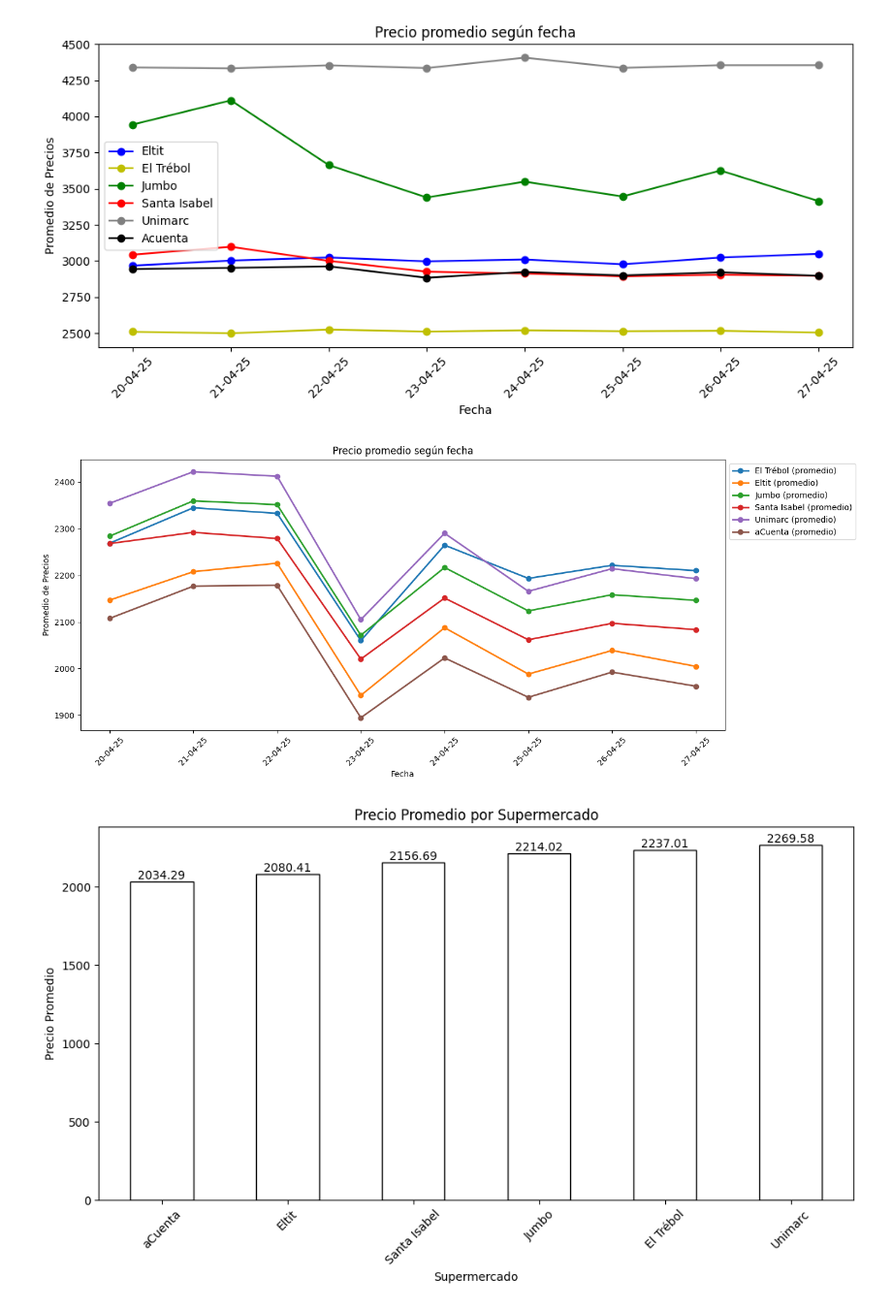
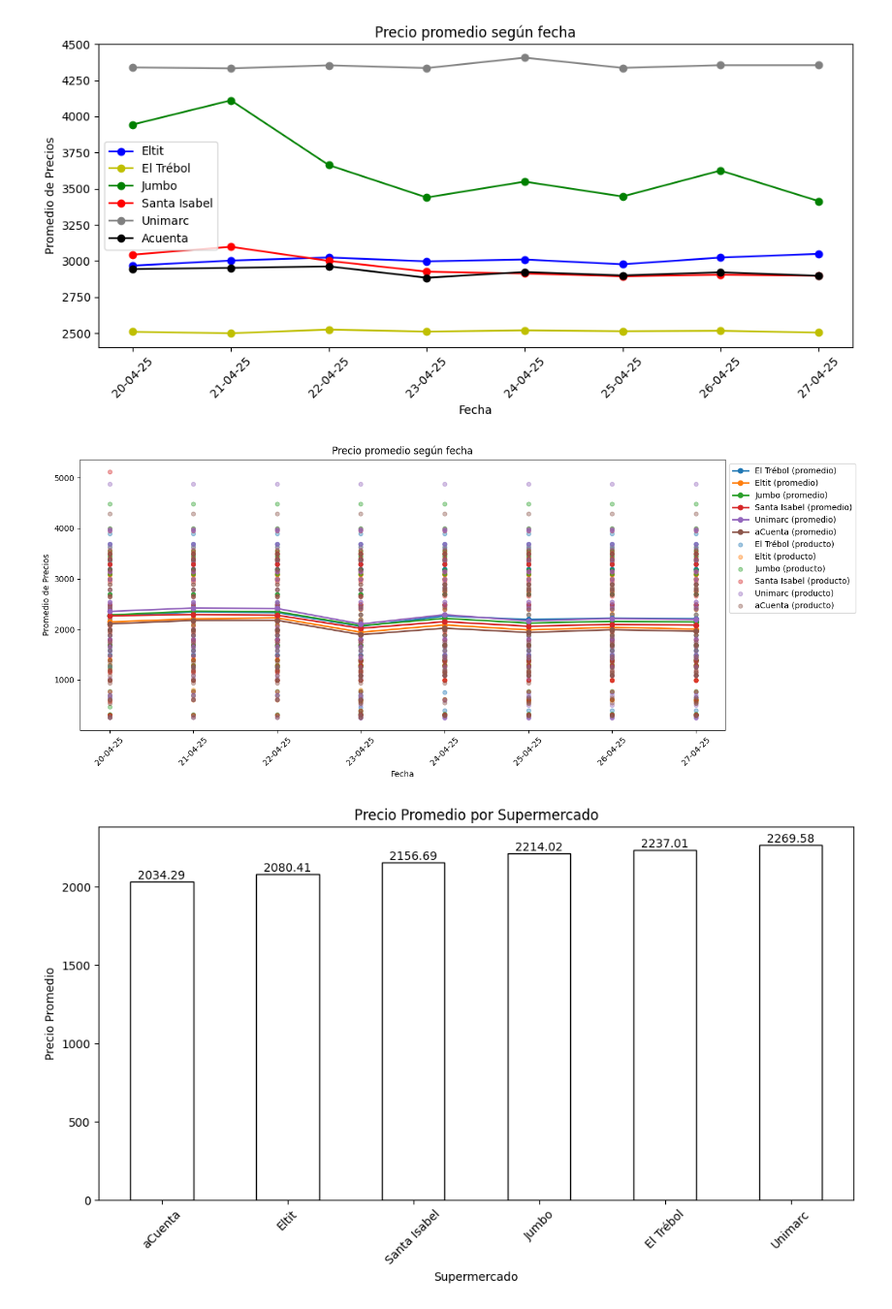
Before and after one commit to zetastormy/grocery-price-tracking, a Jupyter notebook: graphs/average-price-per-supermarket/average-prices.ipynb, the cells around one changed output. Shown at 97% size. Cells and saved outputs as stored; diff of their text form; code cells hidden in the pictures.

```diff
--- a/graphs/average-price-per-supermarket/average-prices.ipynb
+++ b/graphs/average-price-per-supermarket/average-prices.ipynb
@@ -157,36 +157,36 @@ for file in files:
                 })
 
 df_averages = pd.DataFrame({
     "date": sum([sp_data[1] for sp_data in supermarkets.values()], []),
     "average": sum([sp_data[0] for sp_data in supermarkets.values()], []),
     "supermarket": sum([[sp_data[2]] * len(sp_data[0]) for sp_data in supermarkets.values()], [])
 })
 
 df_individual = pd.DataFrame(individual_records)
 
 df_averages.sort_values(by="date", inplace=True)
 df_individual.sort_values(by="date", inplace=True)
 
 plt.figure(figsize=(12, 6))
 
 for supermarket, df_group in df_averages.groupby("supermarket"):
     plt.plot(df_group["date"], df_group["average"], marker='o', label=f"{supermarket} (promedio)", linewidth=2)
 
-#for supermarket, df_group in df_individual.groupby("supermarket"):
-#    plt.scatter(df_group["date"], df_group["price"], alpha=0.4, label=f"{supermarket} (producto)", s=25)
+for supermarket, df_group in df_individual.groupby("supermarket"):
+    plt.scatter(df_group["date"], df_group["price"], alpha=0.4, label=f"{supermarket} (producto)", s=25)
 
 plt.gca().xaxis.set_major_formatter(mdates.DateFormatter('%d-%m-%y'))
 plt.gca().xaxis.set_major_locator(mdates.DayLocator())
 plt.xlabel('Fecha')
 plt.ylabel('Promedio de Precios')
 plt.title('Precio promedio según fecha')
 plt.xticks(rotation=45)
 plt.tight_layout()
 plt.legend(loc="upper left", bbox_to_anchor=(1,1))
 plt.savefig('graph.png', bbox_inches='tight')
 plt.show()
 # %% [output]
-[figure, old version]
+[figure, new version]
 # %%
 import pandas as pd
 import matplotlib.pyplot as plt
```
Also changed, not shown: 4 other files.
